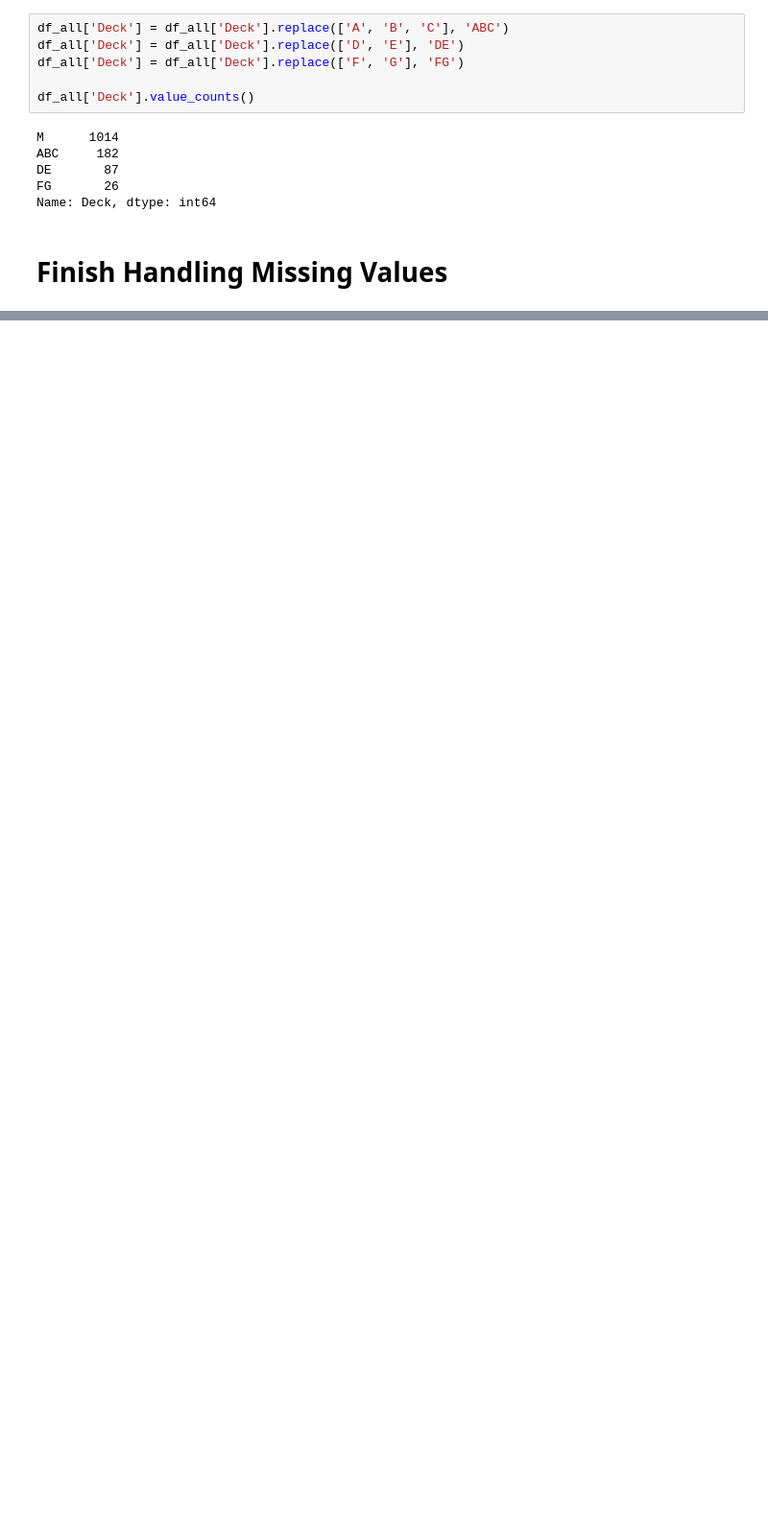
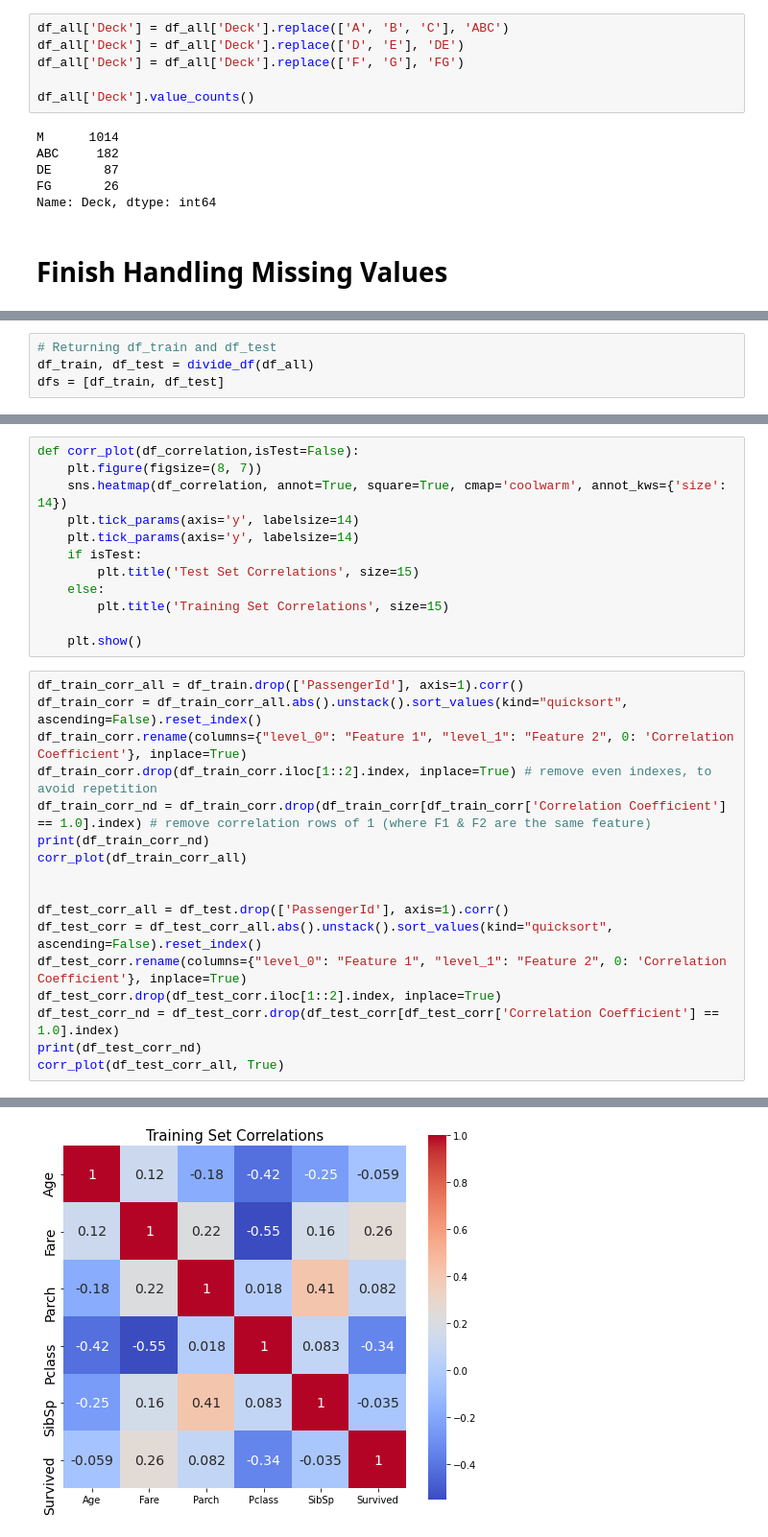
Before and after one commit to jtavara23/Titanic_survivor_prediction, a Jupyter notebook: main.ipynb, the cells around one changed output, grey strips where cells are left out. Shown: that part at 96% size. Drawn from its saved outputs; the diff is of its cells as text; blank space fills up the shorter version.

```diff
--- a/main.ipynb
+++ b/main.ipynb
@@ -548,0 +568,4 @@ dtype: int64
+# %%
+# Returning df_train and df_test
+df_train, df_test = divide_df(df_all)
+dfs = [df_train, df_test]
@@ -548,0 +574,30 @@ dtype: int64
+# %%
+def corr_plot(df_correlation,isTest=False):
+    plt.figure(figsize=(8, 7))
+    sns.heatmap(df_correlation, annot=True, square=True, cmap='coolwarm', annot_kws={'size': 14})
+    plt.tick_params(axis='y', labelsize=14)
+    plt.tick_params(axis='y', labelsize=14)
+    if isTest:
+        plt.title('Test Set Correlations', size=15)
+    else:
+        plt.title('Training Set Correlations', size=15)
+
+    plt.show()
+# %%
+df_train_corr_all = df_train.drop(['PassengerId'], axis=1).corr()
+df_train_corr = df_train_corr_all.abs().unstack().sort_values(kind="quicksort", ascending=False).reset_index()
+df_train_corr.rename(columns={"level_0": "Feature 1", "level_1": "Feature 2", 0: 'Correlation Coefficient'}, inplace=True)
+df_train_corr.drop(df_train_corr.iloc[1::2].index, inplace=True) # remove even indexes, to avoid repetition
+df_train_corr_nd = df_train_corr.drop(df_train_corr[df_train_corr['Correlation Coefficient'] == 1.0].index) # remove correlation rows of 1 (where F1 & F2 are the same feature)
+print(df_train_corr_nd)
+corr_plot(df_train_corr_all)
+
+
+df_test_corr_all = df_test.drop(['PassengerId'], axis=1).corr()
+df_test_corr = df_test_corr_all.abs().unstack().sort_values(kind="quicksort", ascending=False).reset_index()
+df_test_corr.rename(columns={"level_0": "Feature 1", "level_1": "Feature 2", 0: 'Correlation Coefficient'}, inplace=True)
+df_test_corr.drop(df_test_corr.iloc[1::2].index, inplace=True)
+df_test_corr_nd = df_test_corr.drop(df_test_corr[df_test_corr['Correlation Coefficient'] == 1.0].index)
+print(df_test_corr_nd)
+corr_plot(df_test_corr_all, True)
+# %% [output]
@@ -548,0 +620 @@ dtype: int64
+[figure, added]
```
Also changed, not shown: parts of 16 cells of this notebook.
